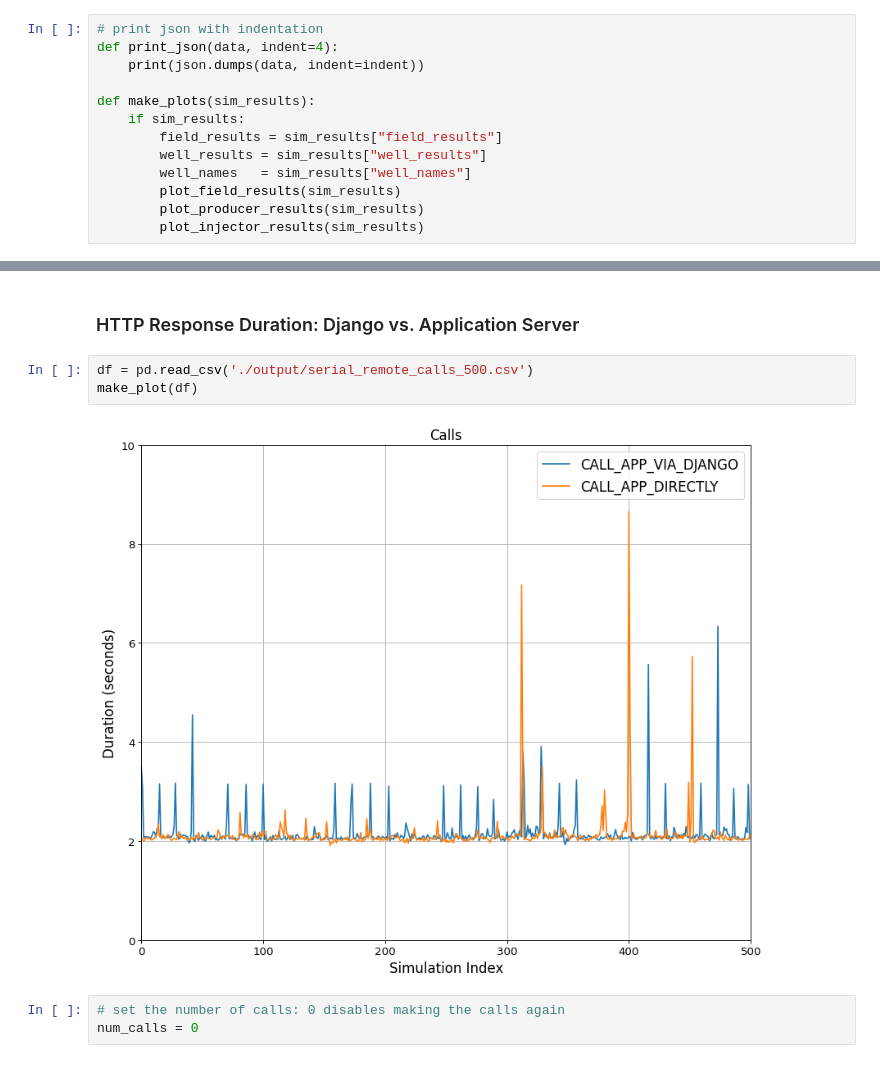
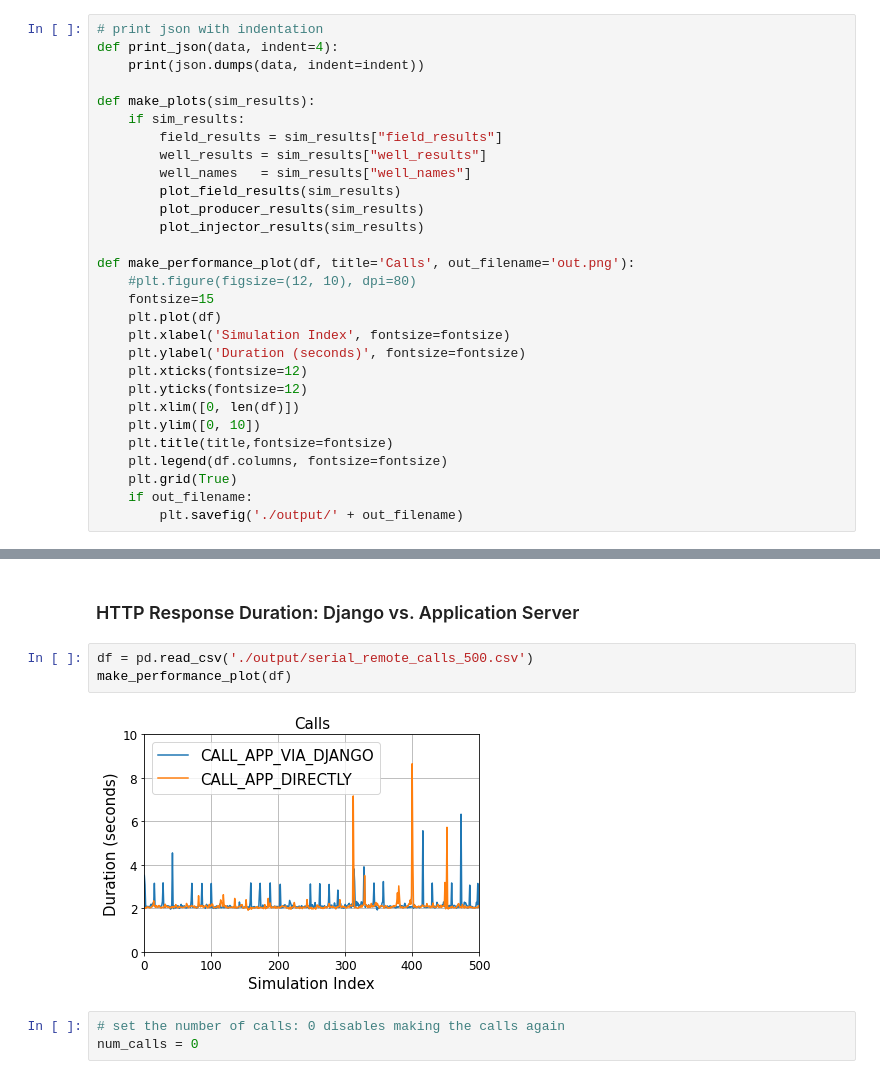
Before and after one commit to jeosol/aiml, a Jupyter notebook: remote_simulation_analysis.ipynb, the cells around one changed output, grey strips where cells are left out. Cells and saved outputs as stored; diff of their text form.

```diff
--- a/remote_simulation_analysis.ipynb
+++ b/remote_simulation_analysis.ipynb
@@ -77,6 +77,22 @@ def make_plots(sim_results):
         plot_field_results(sim_results)
         plot_producer_results(sim_results)
         plot_injector_results(sim_results)
+
+def make_performance_plot(df, title='Calls', out_filename='out.png'):
+    #plt.figure(figsize=(12, 10), dpi=80)
+    fontsize=15
+    plt.plot(df)
+    plt.xlabel('Simulation Index', fontsize=fontsize)
+    plt.ylabel('Duration (seconds)', fontsize=fontsize)
+    plt.xticks(fontsize=12)
+    plt.yticks(fontsize=12)
+    plt.xlim([0, len(df)])
+    plt.ylim([0, 10])
+    plt.title(title,fontsize=fontsize)
+    plt.legend(df.columns, fontsize=fontsize)
+    plt.grid(True)
+    if out_filename:
+        plt.savefig('./output/' + out_filename)
 # %% [markdown]
 ## Setup
 
@@ -209,9 +222,9 @@ Next, we will perform an analyses with the servers deployed on the cloud to simu
 ### HTTP Response Duration: Django vs. Application Server
 # %%
 df = pd.read_csv('./output/serial_remote_calls_500.csv')
-make_plot(df)
+make_performance_plot(df)
 # %% [output]
-[figure, old version]
+[figure, new version]
 # %%
 # set the number of calls: 0 disables making the calls again
 num_calls = 0
```
Also changed, not shown: parts of 5 cells of this notebook.
